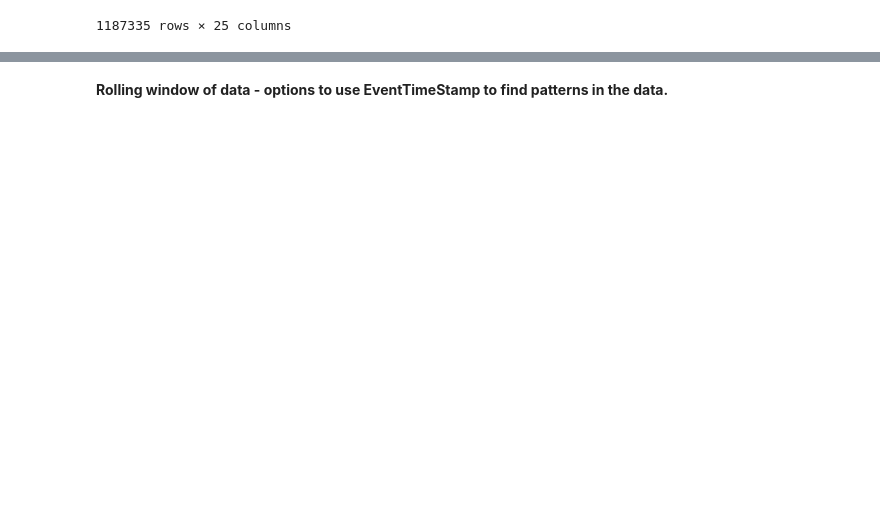
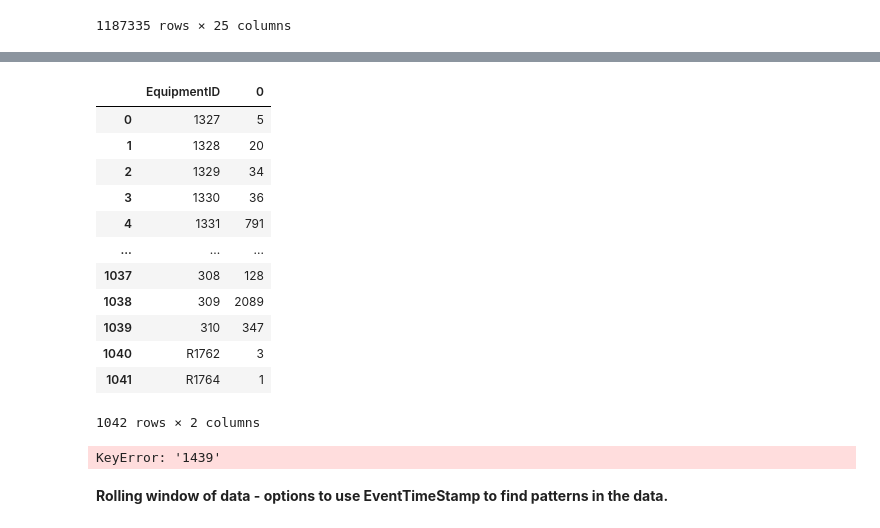
Before and after one commit to nss-data-science-cohort-6/big_g_express-elden_ring, a Jupyter notebook: AC_bigG.ipynb, the cells around one changed output, grey strips where cells are left out. Saved outputs shown, nothing was run; the diff lists cells and outputs as text; code cells hidden in the pictures; blank space fills up the shorter version.

Commit message:
throught diagnostics loop

```diff
--- a/AC_bigG.ipynb
+++ b/AC_bigG.ipynb
@@ -290,4 +233,4 @@ copy_imputer
 # %%
 #Merge faults and vehicle dignostic tables
-faults_copy = pd.merge(faults_copy, copy_imputer, left_on='RecordID', right_on='FaultId')
-faults_copy
+#faults_copy = pd.merge(faults_copy, copy_imputer, left_on='RecordID', right_on='FaultId')
+#faults_copy
@@ -307,0 +239,7 @@ faults_copy
+# %%
+#The following is a copy to avoid data contamination.
+Diagnostics_improved = Diagnostics
+# %%
+#Merge faults and vehicle dignostic tables
+faults_improved = faults_copy.merge(Diagnostics_improved, left_on='RecordID', right_on='FaultId')
+faults_improved
@@ -307,0 +260,48 @@ faults_copy
+# %%
+grouped = faults_improved.groupby('EquipmentID').size().reset_index()
+
+# apply an aggregation function to obtain a new DataFrame
+#grouped = grouped.mean()
+
+# reset the index of the new DataFrame to convert the index to a column
+#grouped = grouped.reset_index()
+
+grouped
+# %% [output]
+|  | EquipmentID | 0 |
+| 0 | 1327 | 5 |
+| 1 | 1328 | 20 |
+| 2 | 1329 | 34 |
+| 3 | 1330 | 36 |
+| 4 | 1331 | 791 |
+| ... | ... | ... |
+| 1037 | 308 | 128 |
+| 1038 | 309 | 2089 |
+| 1039 | 310 | 347 |
+| 1040 | R1762 | 3 |
+| 1041 | R1764 | 1 |
+1042 rows × 2 columns
+# %%
+# Define the columns to include in the grouping
+cols = ['ESS_Id', 'EventTimeStamp', 'eventDescription', 'ecuSoftwareVersion', 'ecuSerialNumber', 'ecuModel', 'ecuMake', 'ecuSource', 'spn', 'fmi', 'active', 'activeTransitionCount', 'EquipmentID', 'MCTNumber', 'Latitude', 'Longitude', 'LocationTimeStamp', 'FaultId', 'AcceleratorPedal', 'BarometricPressure', 'CruiseControlSetSpeed', 'DistanceLtd', 'EngineCoolantTemperature', 'EngineLoad', 'EngineOilPressure', 'EngineOilTemperature', 'EngineRpm', 'EngineTimeLtd', 'FuelLevel', 'FuelLtd', 'FuelRate', 'FuelTemperature', 'IntakeManifoldTemperature', 'LampStatus', 'ServiceDistance', 'Speed', 'SwitchedBatteryVoltage', 'Throttle', 'TurboBoostPressure']
+
+# Create a new DataFrame to store the imputed values
+imputed_values = pd.DataFrame(columns=cols)
+
+# Loop over the rows of the DataFrame
+for idx, row in faults_improved.iterrows():
+
+    # Group the current row by EquipmentID and select the desired columns
+    grouped = faults_improved.loc[idx, cols].groupby(faults_improved.loc[idx, 'EquipmentID']).reset_index()
+
+    # Impute the missing values using the mean of each group
+    group_means = grouped.transform(lambda x: x.mean())
+    imputed_row = grouped.transform(lambda x: x.fillna(x.mean()))
+
+    # Append the imputed values for the current row to the imputed values DataFrame
+    imputed_values = group_means.append(imputed_row, ignore_index=True)
+
+# Replace the missing values in the original DataFrame with the imputed values
+faults_improved[cols] = imputed_values
+# %% [output]
+KeyError: '1439'
```
Also changed, not shown: parts of 16 cells of this notebook.
